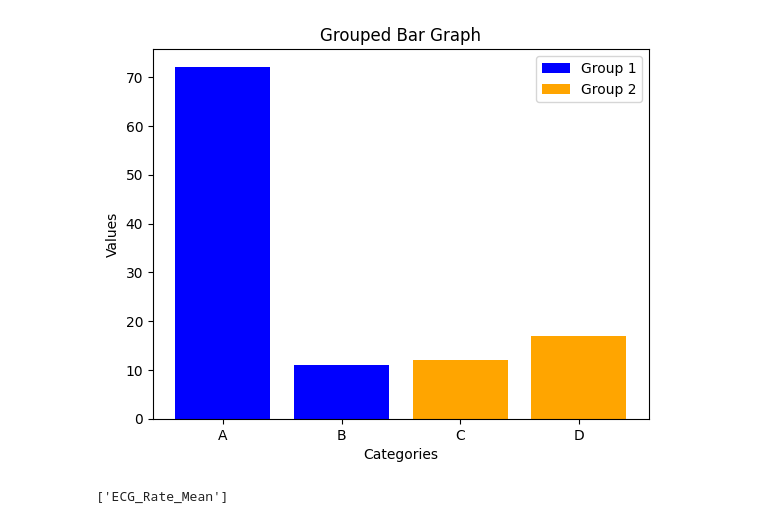
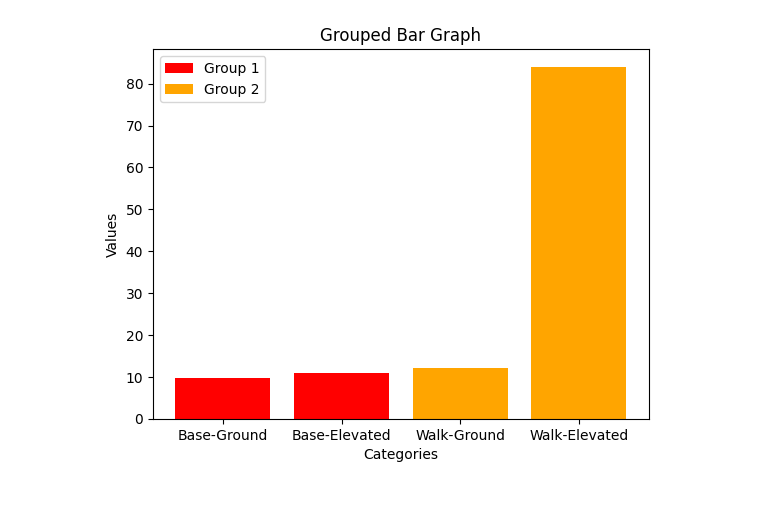
Before and after one commit to sjeung/TUB_Project-Psychophysiology, a Jupyter notebook: pp_summary_plot.ipynb, the cells around one changed output. Drawn from its saved outputs; the diff is of its cells as text; code cells hidden in the pictures.

```diff
--- a/pp_summary_plot.ipynb
+++ b/pp_summary_plot.ipynb
@@ -87,27 +104,23 @@ plt.show()
 # %%
 # Sample data
-categories = ['A', 'B', 'C', 'D']
-values = [np.mean([data.ECG_Rate_Mean]), np.mean([9, 11, 13]), np.mean([10,12,14]), np.mean([15,17,19])]
+categories = ['Base-Ground', 'Base-Elevated', 'Walk-Ground', 'Walk-Elevated']
+values = [np.mean([8,10,11]), np.mean([9, 11, 13]), np.mean([10,12,14]), np.mean(data.ECG_Rate_Mean)]
 
 # Set up positions for the bars
 bar_positions = np.arange(len(categories))
 
 # Plot the grouped bars
-plt.bar(bar_positions[:2], values[:2], label='Group 1', color='blue')
+plt.bar(bar_positions[:2], values[:2], label='Group 1', color='red')
 plt.bar(bar_positions[2:], values[2:], label='Group 2', color='orange')
 
 # Set labels, title, and legend
 plt.xlabel('Categories')
 plt.ylabel('Values')
 plt.title('Grouped Bar Graph')
 plt.xticks(bar_positions, categories)
 plt.legend()
 
 # Show the plot
 plt.show()
 # %% [output]
-[figure, old version]
+[figure, new version]
-# %%
-print(selected_columns)
-# %% [output]
-['ECG_Rate_Mean']
```
Also changed, not shown: parts of 4 cells of this notebook.
